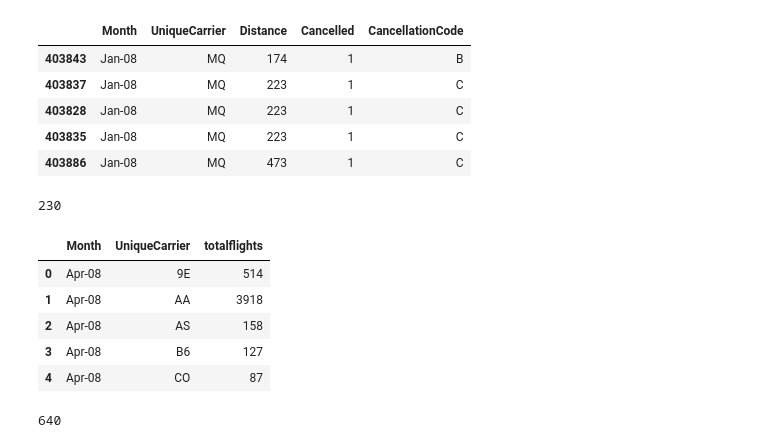
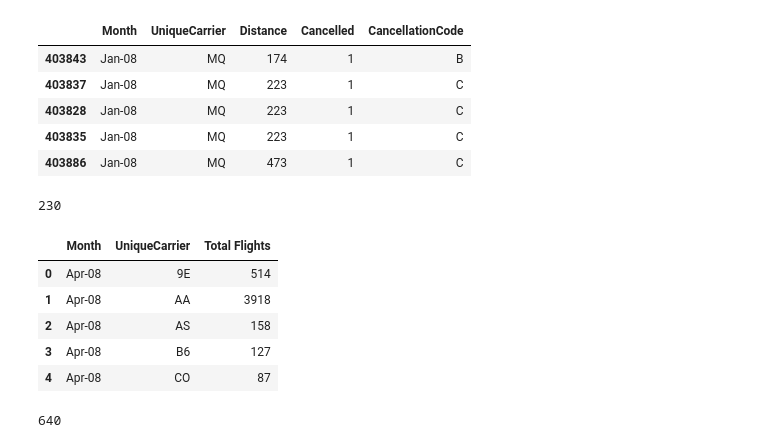
Before and after one commit to ruimaranhao/DataAnalystNanodegree, a Jupyter notebook: P6/processdata.ipynb, the cells around one changed output. Cells and saved outputs as stored; diff of their text form; code cells hidden in the pictures.

```diff
--- a/P6/processdata.ipynb
+++ b/P6/processdata.ipynb
@@ -216,19 +216,19 @@ c.head()
 | 403886 | Jan-08 | MQ | 473 | 1 | C |
 # %%
 dow_sql = """
-    select Month, UniqueCarrier, COUNT(*) as totalflights
+    select Month, UniqueCarrier, COUNT(*) as "Total Flights"
     from c
     group by Month, UniqueCarrier
     """
 
 t = pandasql.sqldf(dow_sql, locals())
 
 
 print len(t)
 t.head()
 # %% [output]
 230
-|  | Month | UniqueCarrier | totalflights |
+|  | Month | UniqueCarrier | Total Flights |
 | 0 | Apr-08 | 9E | 514 |
 | 1 | Apr-08 | AA | 3918 |
 | 2 | Apr-08 | AS | 158 |
```
Also changed, not shown: parts of 3 cells of this notebook, 2 other files.
